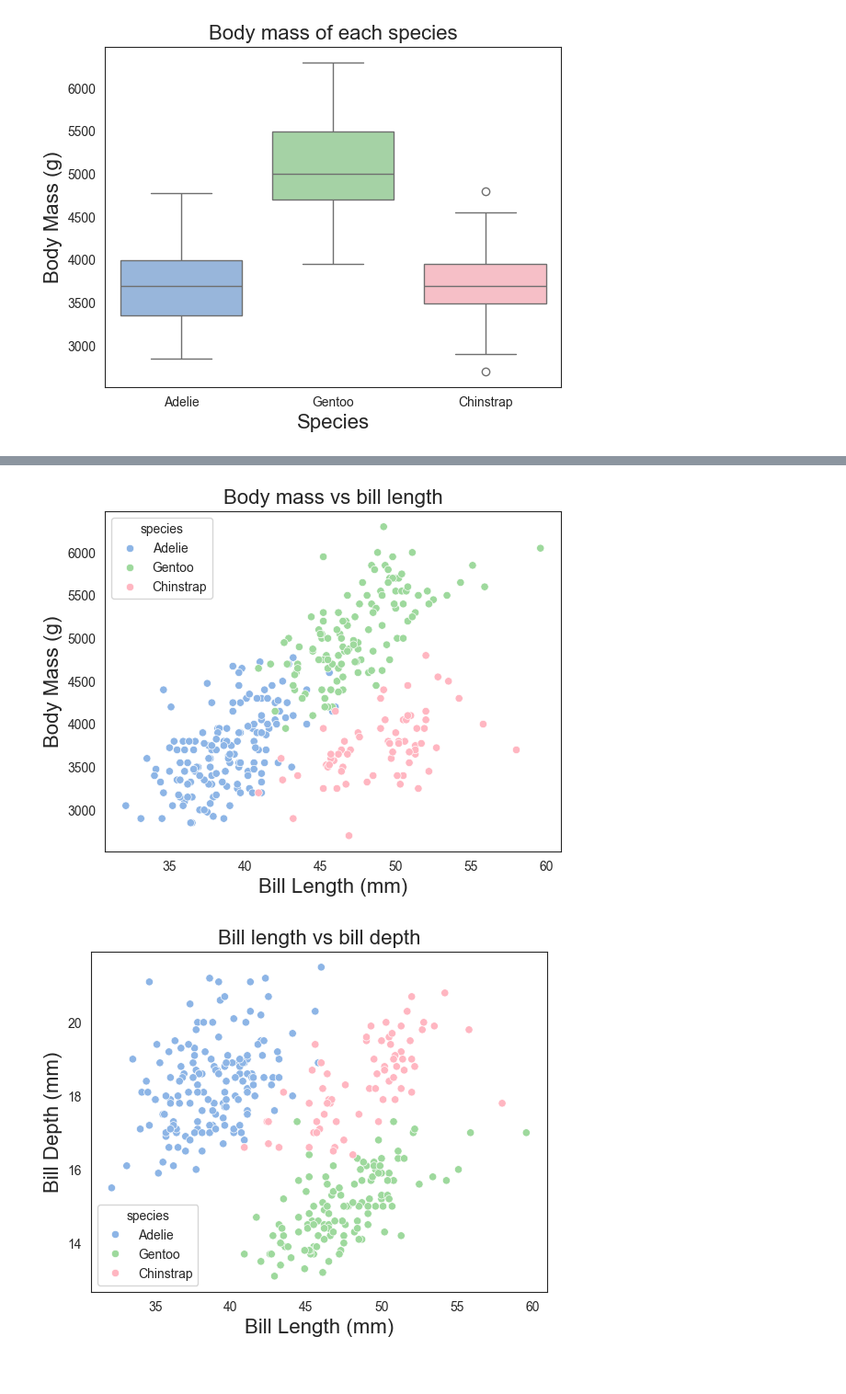
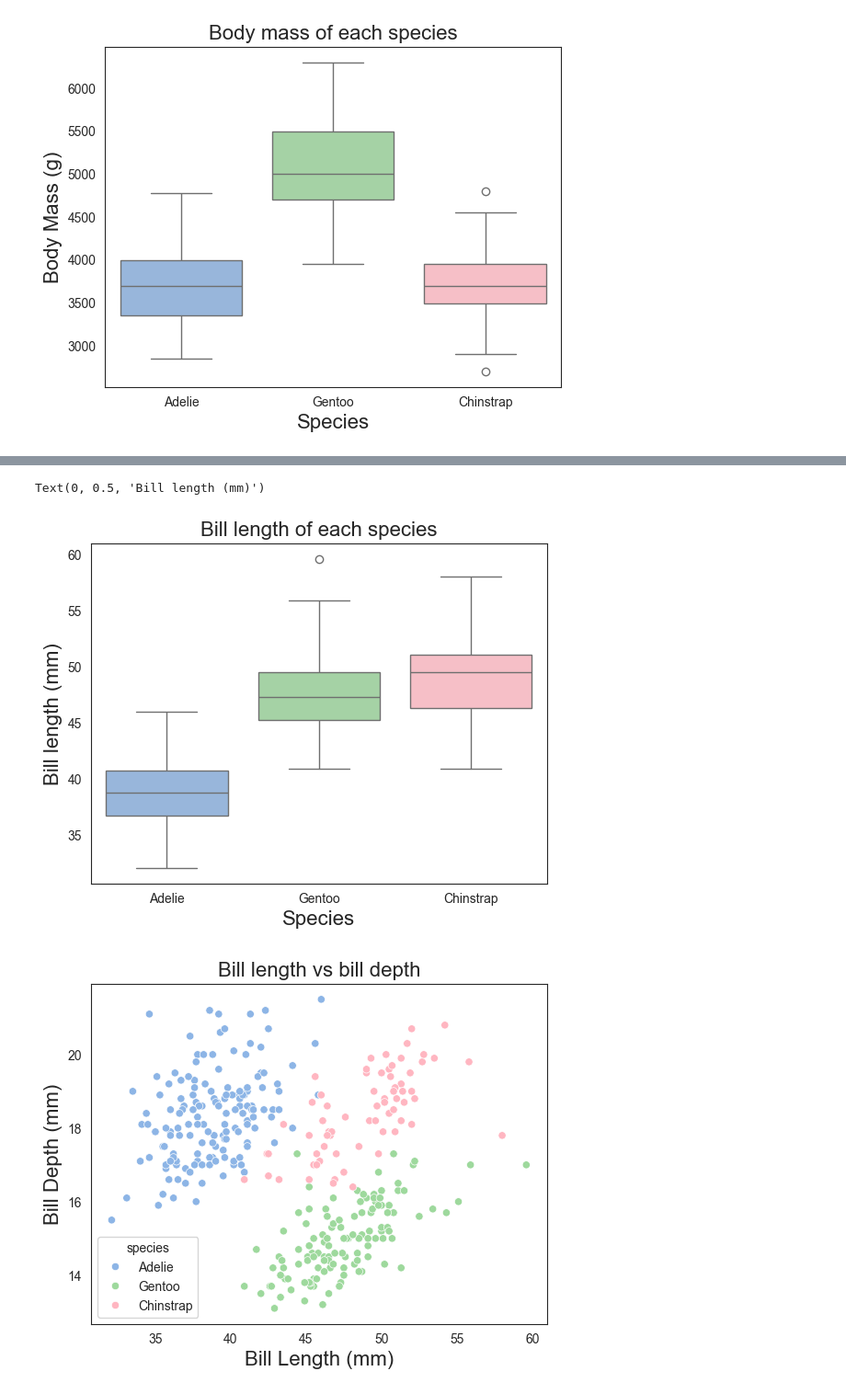
Before and after one commit to carinachu22/introtoAI, a Jupyter notebook: plots.ipynb, the cells around one changed output, grey strips where cells are left out. Shown: that part at 92% size. Drawn from its saved outputs; the diff is of its cells as text; code cells hidden in the pictures.

Commit message:
added box plots

```diff
--- a/plots.ipynb
+++ b/plots.ipynb
@@ -15,3 +15,5 @@ import seaborn as sns
 First, we load the csv file and look at the overview of the data
 # %%
 df_penguins=pd.read_csv("penguins.csv")
+# Step 2: Preprocess the data (handle missing values)
+df_penguins.dropna(inplace=True)
@@ -99,16 +96,14 @@ sns.boxplot(y= 'bill_length_mm', x = 'species', data = df_penguins, ax= axs[1],h
 # %%
-# Plot scatter plot with hue as species
-sns.scatterplot(data=df_penguins, x="bill_length_mm", y="body_mass_g", hue="species",palette=colors)
+#bill length and depth wrt species
 
-# Set plot title and labels
-plt.title("Body mass vs bill length",fontsize=font_size)
-plt.xlabel("Bill Length (mm)",fontsize=font_size)
-plt.ylabel("Body Mass (g)",fontsize=font_size)
 
-# Show the plot
-plt.show()
+sns.boxplot(y= 'bill_length_mm', x = 'species', data = df_penguins,hue = "species", palette=colors)
+plt.title("Bill length of each species",fontsize=font_size)
+plt.xlabel("Species",fontsize=font_size)
+plt.ylabel("Bill length (mm)",fontsize=font_size)
 # %% [output]
+Text(0, 0.5, 'Bill length (mm)')
-[figure, old version]
+[figure, new version]
 # %%
 # Plot scatter plot with hue as species
 sns.scatterplot(data=df_penguins, x="bill_length_mm", y="bill_depth_mm", hue="species",palette=colors)
```
Also changed, not shown: parts of 5 cells of this notebook.
